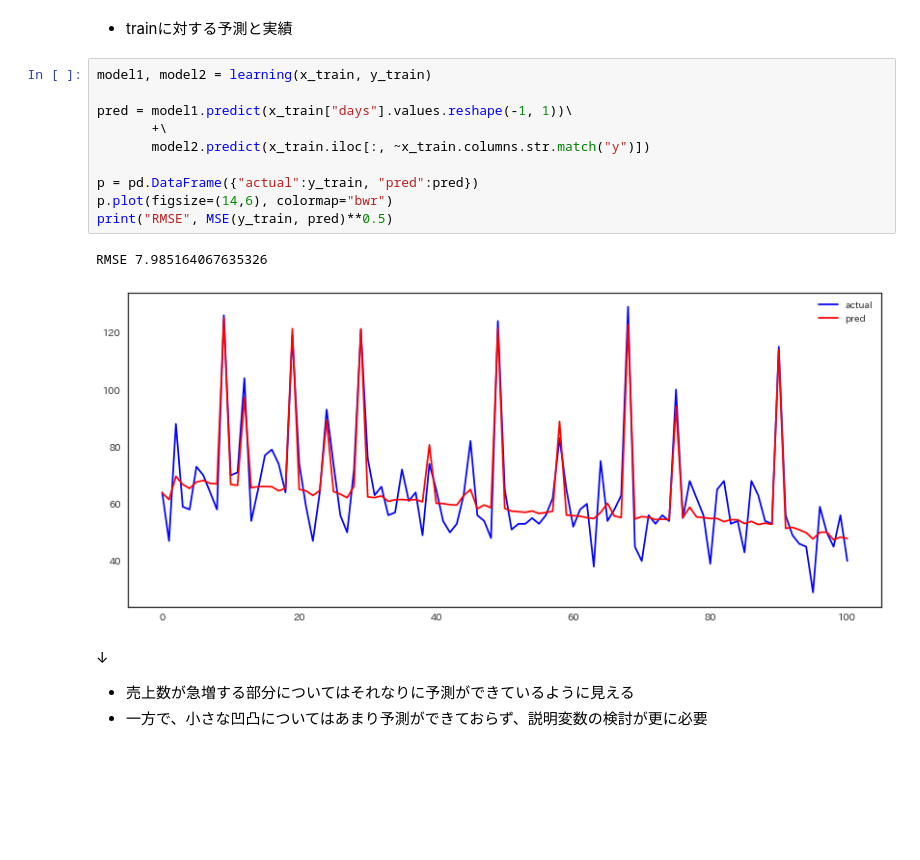
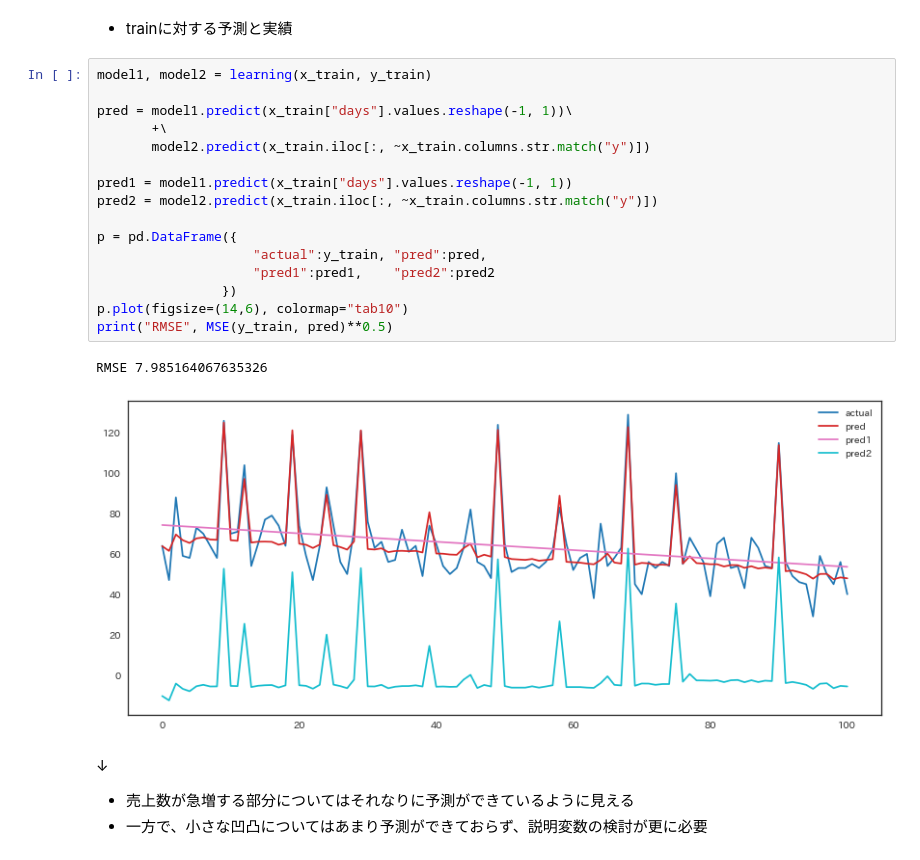
Before and after one commit to OnsenTamagoYoshi/DSCompe_LunchDemandForecast, a Jupyter notebook: チュートリアル.ipynb, the cells around one changed output. Cells and saved outputs as stored; diff of their text form; blank space fills up the shorter version.

Commit message:
add comment add graph model1 and model2

```diff
--- a/チュートリアル.ipynb
+++ b/チュートリアル.ipynb
@@ -397,16 +400,22 @@ y_test  = tmp_dummy[tmp_dummy["t"] == 0]["y"]
 # %%
 model1, model2 = learning(x_train, y_train)
 
 pred = model1.predict(x_train["days"].values.reshape(-1, 1))\
        +\
        model2.predict(x_train.iloc[:, ~x_train.columns.str.match("y")])
 
-p = pd.DataFrame({"actual":y_train, "pred":pred})
-p.plot(figsize=(14,6), colormap="bwr")
+pred1 = model1.predict(x_train["days"].values.reshape(-1, 1))
+pred2 = model2.predict(x_train.iloc[:, ~x_train.columns.str.match("y")])
+
+p = pd.DataFrame({
+                    "actual":y_train, "pred":pred,
+                    "pred1":pred1,    "pred2":pred2
+                })
+p.plot(figsize=(14,6), colormap="tab10")
 print("RMSE", MSE(y_train, pred)**0.5)
 # %% [output]
 RMSE 7.985164067635326
-[figure, old version]
+[figure, new version]
 # %% [markdown]
 ↓
 - 売上数が急増する部分についてはそれなりに予測ができているように見える
```
Also changed, not shown: parts of 3 cells of this notebook.
